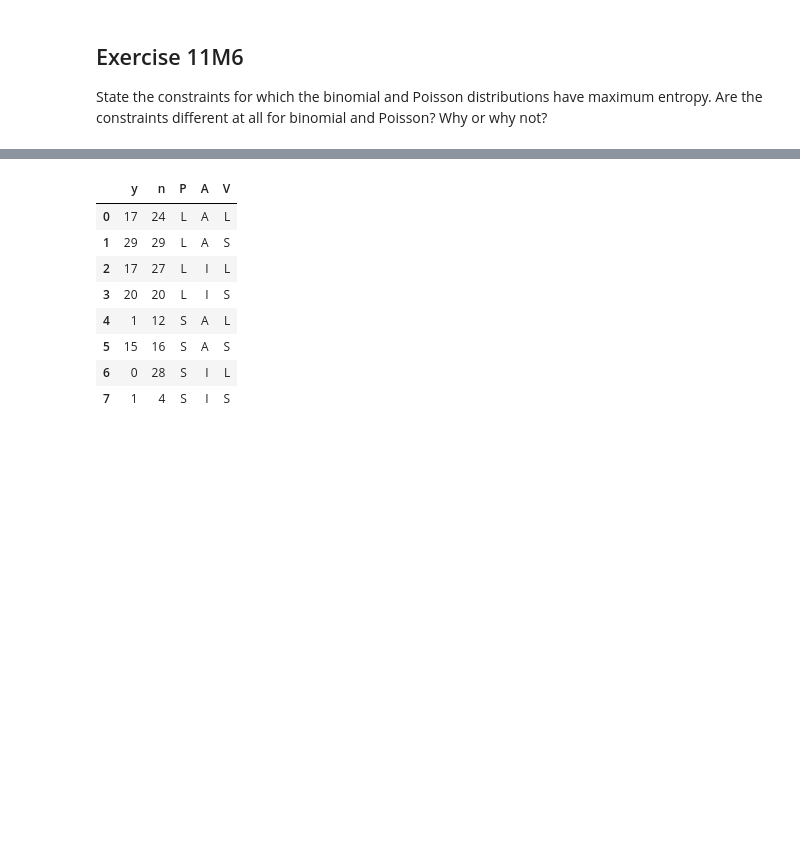
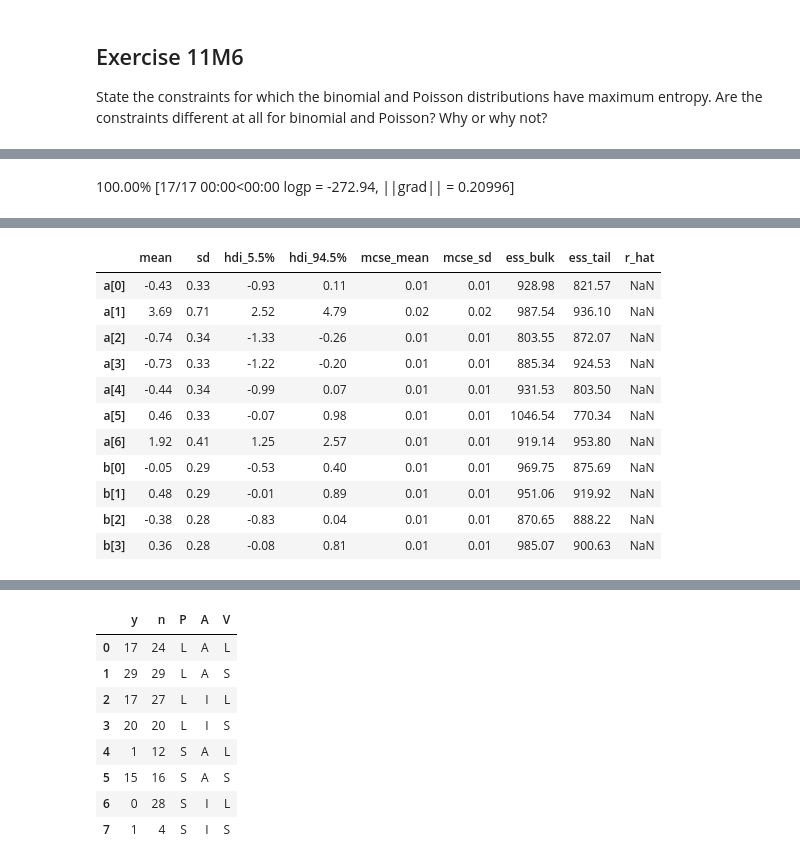
Before and after one commit to SamueleSoraggi/bayesian_statistics, a Jupyter notebook: statistical_rethinking_2/pymc4/Chp_11_Exercise.ipynb, the cells around one changed output, grey strips where cells are left out. Drawn from its saved outputs; the diff is of its cells as text; code cells hidden in the pictures; blank space fills up the shorter version.

```diff
--- a/statistical_rethinking_2/pymc4/Chp_11_Exercise.ipynb
+++ b/statistical_rethinking_2/pymc4/Chp_11_Exercise.ipynb
@@ -291,0 +294,5 @@ Use quap to construct a quadratic approximate posterior distribution for the chi
+# %%
+d = pd.read_csv("Data/chimpanzees.csv", sep=";")
+# we change "actor" to zero-index
+d.actor = d.actor - 1
+d
@@ -291,0 +342,17 @@ Use quap to construct a quadratic approximate posterior distribution for the chi
+# %%
+with pm.Model() as m_quap:
+    a = pm.Normal("a", 0.0, 1.5, shape=len(actors))
+    b = pm.Normal("b", 0.0, 0.5, shape=len(treatments))
+
+    actor_id = pm.intX(pm.Data("actor_id", actor_idx, mutable=True))
+    treat_id = pm.intX(pm.Data("treat_id", treat_idx, mutable=True))
+    p = pm.Deterministic("p", pm.math.invlogit(a[actor_id] + b[treat_id]))
+
+    pulled_left = pm.Binomial("pulled_left", 1, p, observed=d.pulled_left)
+
+    #trace_mcmc = pm.sample(random_seed=RANDOM_SEED)
+    trace_quap, _ = quap([a, b], n_samples=1000)
+
+az.summary(trace_quap, var_names=["a", "b"], round_to=2)
+# %% [output]
+100.00% [17/17 00:00<00:00 logp = -272.94, ||grad|| = 0.20996]
@@ -291,0 +360,12 @@ Use quap to construct a quadratic approximate posterior distribution for the chi
+|  | mean | sd | hdi_5.5% | hdi_94.5% | mcse_mean | mcse_sd | ess_bulk | ess_tail | r_hat |
+| a[0] | -0.43 | 0.33 | -0.93 | 0.11 | 0.01 | 0.01 | 928.98 | 821.57 | NaN |
+| a[1] | 3.69 | 0.71 | 2.52 | 4.79 | 0.02 | 0.02 | 987.54 | 936.10 | NaN |
+| a[2] | -0.74 | 0.34 | -1.33 | -0.26 | 0.01 | 0.01 | 803.55 | 872.07 | NaN |
+| a[3] | -0.73 | 0.33 | -1.22 | -0.20 | 0.01 | 0.01 | 885.34 | 924.53 | NaN |
+| a[4] | -0.44 | 0.34 | -0.99 | 0.07 | 0.01 | 0.01 | 931.53 | 803.50 | NaN |
+| a[5] | 0.46 | 0.33 | -0.07 | 0.98 | 0.01 | 0.01 | 1046.54 | 770.34 | NaN |
+| a[6] | 1.92 | 0.41 | 1.25 | 2.57 | 0.01 | 0.01 | 919.14 | 953.80 | NaN |
+| b[0] | -0.05 | 0.29 | -0.53 | 0.40 | 0.01 | 0.01 | 969.75 | 875.69 | NaN |
+| b[1] | 0.48 | 0.29 | -0.01 | 0.89 | 0.01 | 0.01 | 951.06 | 919.92 | NaN |
+| b[2] | -0.38 | 0.28 | -0.83 | 0.04 | 0.01 | 0.01 | 870.65 | 888.22 | NaN |
+| b[3] | 0.36 | 0.28 | -0.08 | 0.81 | 0.01 | 0.01 | 985.07 | 900.63 | NaN |
```
Also changed, not shown: parts of 23 cells of this notebook, 2 other files.
